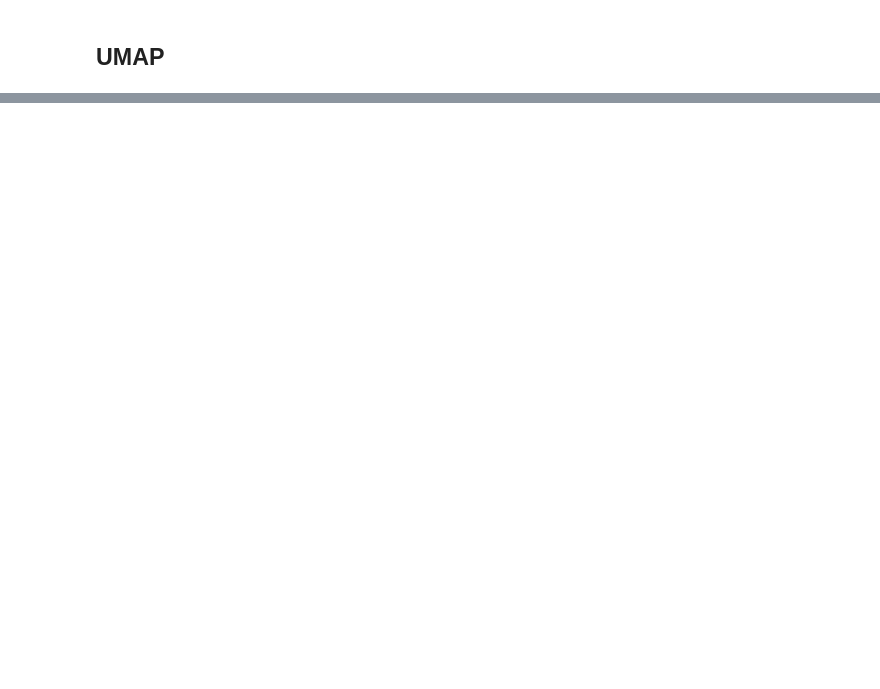
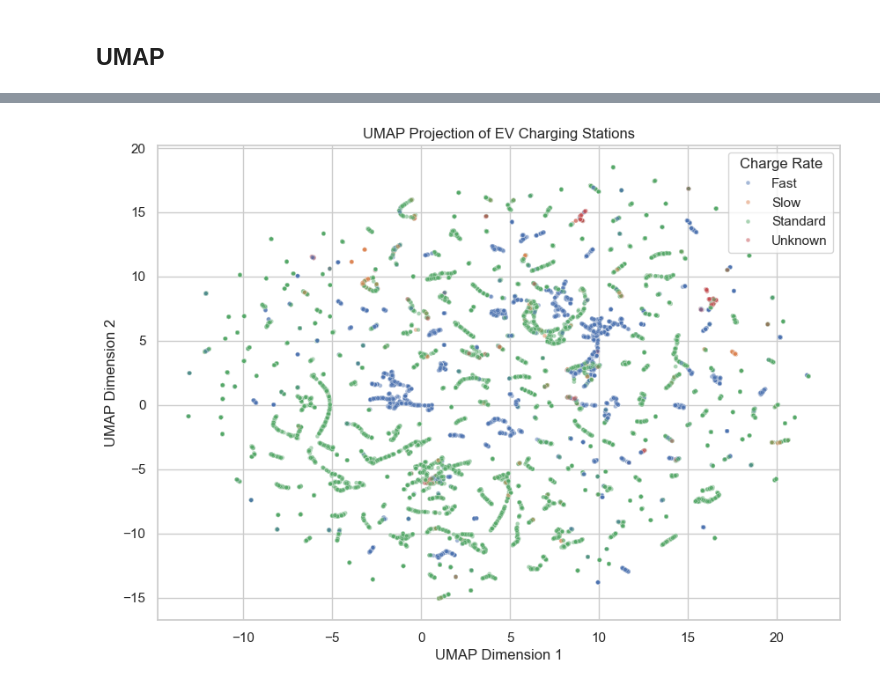
Before and after one commit to SandroJuric/Lab1CS7324, a Jupyter notebook: Lab1.ipynb, the cells around one changed output, grey strips where cells are left out. Cells and saved outputs as stored; diff of their text form; code cells hidden in the pictures; blank space fills up the shorter version.

Commit message:
added plots, and (maybe) fixed the UMAP error
Still have to make some adjustments on the data viz and look over UMAP again

```diff
--- a/Lab1.ipynb
+++ b/Lab1.ipynb
@@ -394,62 +641,74 @@ Name: count, dtype: int64
 import numpy as np
 import pandas as pd
 import umap.umap_ as umap
-from sklearn.preprocessing import StandardScaler, OneHotEncoder
+from sklearn.preprocessing import OneHotEncoder, StandardScaler
 from sklearn.compose import ColumnTransformer
 import matplotlib.pyplot as plt
 import seaborn as sns
+from scipy import sparse
 
 
-#cleaning and preprocessing for UMAP
+#Uniform Manifold Approximation and Projection (UMAP) is implemented here to lower the high dimensional feature space of EV charging stations into 2D for visualization. Before doing UMAP, numeric features were standardized, and categorical variables were reduced in cardinality and transformed using one-hot encoding.
+
+#Remove accidental whitespace in column names
 dfSelect.columns = dfSelect.columns.str.strip()
+
+# Make sure string-based columns are actually treated like strings
 for c in ["Country", "City", "Charge Rate"]:
     if c in dfSelect.columns:
         dfSelect[c] = dfSelect[c].astype("string").str.strip()
 
 drop_cols = [c for c in ["Station ID", "ID"] if c in dfSelect.columns]
 
-# Keep top-K most frequent categoriesthen map the rest to "Other"
-# reduces memory usage
+
+# lower category size
+# only the K most frequent categories everything else is Other
 def reduce_cardinality(series: pd.Series, top_k: int = 30, other_label: str = "Other") -> pd.Series:
     s = series.astype("string").fillna(other_label).str.strip()
     top = s.value_counts().head(top_k).index
     return s.where(s.isin(top), other_label)
 
-# Choose categories to reduce
 TOP_K_COUNTRY = 30
 TOP_K_CITY = 50
 
-if "Country" in dfSelect.columns:
-    dfSelect["Country_reduced"] = reduce_cardinality(dfSelect["Country"], top_k=TOP_K_COUNTRY)
-else:
-    dfSelect["Country_reduced"] = "Other"
+dfSelect["Country_reduced"] = reduce_cardinality(dfSelect["Country"], top_k=TOP_K_COUNTRY) if "Country" in dfSelect.columns else "Other"
+dfSelect["City_reduced"] = reduce_cardinality(dfSelect["City"], top_k=TOP_K_CITY) if "City" in dfSelect.columns else "Other"
 
-if "City" in dfSelect.columns:
-    dfSelect["City_reduced"] = reduce_cardinality(dfSelect["City"], top_k=TOP_K_CITY)
-else:
-    dfSelect["City_reduced"] = "Other"
 
-if "Charge Rate" in dfSelect.columns:
-    dfSelect["Charge Rate"] = dfSelect["Charge Rate"].astype("category")
+label_col = "Charge Rate" if "Charge Rate" in dfSelect.columns else None
+if label_col is not None:
+    dfSelect[label_col] = dfSelect[label_col].astype("category")
 
-if "Is Fast Charge" not in dfSelect.columns and "Charge Rate" in dfSelect.columns:
-    dfSelect["Is Fast Charge"] = (dfSelect["Charge Rate"].astype("string").str.upper() == "FAST").astype(int)
+
+# Build X for UMAP
 
 X = dfSelect.drop(columns=drop_cols, errors="ignore").copy()
 
-categorical_cols = [c for c in ["Country_reduced", "City_reduced", "Charge Rate"] if c in X.columns]
+#have remove this to avoid data leakage
+if label_col is not None and label_col in X.columns:
+    X = X.drop(columns=[label_col], errors="ignore")
 
-numeric_cols = X.select_dtypes(include=["number", "bool"]).columns.tolist()
-
+# Remove very high-cardinality text columns
 high_card_text = [c for c in ["ConnectionTypes", "Address", "Station Name", "Name", "Operator", "Description"] if c in X.columns]
 X = X.drop(columns=high_card_text, errors="ignore")
 
-categorical_cols = [c for c in categorical_cols if c in X.columns]
+categorical_cols = [c for c in ["Country_reduced", "City_reduced"] if c in X.columns]
 numeric_cols = X.select_dtypes(include=["number", "bool"]).columns.tolist()
 
-print("Numeric columns used:", numeric_cols)
-print("Categorical columns used:", categorical_cols)
-print("Rows:", len(X))
+print("Feature matrix shape before transform:", X.shape)
+print("Numeric columns:", numeric_cols)
+print("Categorical columns:", categorical_cols)
+
+
+#sample data for visualization-
+
+N_SAMPLE = min(20000, len(X))
+sample_idx = X.sample(n=N_SAMPLE, random_state=42).index
+
+X_s = X.loc[sample_idx].copy()
+labels_s = dfSelect.loc[sample_idx, label_col].copy() if label_col is not None else None
+
+
 
 preprocessor = ColumnTransformer(
     transformers=[
@@ -459,11 +718,19 @@ preprocessor = ColumnTransformer(
     remainder="drop"
 )
 
-X_processed = preprocessor.fit_transform(X)
-print("Processed shape:", X_processed.shape)
+X_processed = preprocessor.fit_transform(X_s)
 
-# UMAP embedding
+if not sparse.issparse(X_processed):
+    X_processed = sparse.csr_matrix(X_processed)
+else:
+    X_processed = X_processed.tocsr()
+
+X_processed = X_processed.astype(np.float32)
+
+print("Processed matrix shape:", X_processed.shape)
+
 umap_model = umap.UMAP(
+
     n_neighbors=15,
     min_dist=0.1,
     n_components=2,
@@ -473,20 +740,25 @@ umap_model = umap.UMAP(
 
 X_umap = umap_model.fit_transform(X_processed)
 
-df_umap = dfSelect.copy()
-df_umap["UMAP_1"] = X_umap[:, 0]
-df_umap["UMAP_2"] = X_umap[:, 1]
+df_umap = pd.DataFrame({
+    "UMAP_1": X_umap[:, 0],
+    "UMAP_2": X_umap[:, 1],
+})
+
+if labels_s is not None:
+    df_umap["Charge Rate"] = labels_s.values
 
 plt.figure(figsize=(10, 7))
 sns.scatterplot(
     data=df_umap,
     x="UMAP_1",
     y="UMAP_2",
-    hue="Charge Rate" if "Charge Rate" in df_umap.columns else None,
+    hue="Charge Rate" if labels_s is not None else None,
     alpha=0.5,
     s=12
 )
-plt.title("UMAP Projection of EV Charging Stations (Reduced Cardinality Categoricals)")
+
+plt.title("UMAP Projection of EV Charging Stations")
 plt.xlabel("UMAP Dimension 1")
 plt.ylabel("UMAP Dimension 2")
 plt.legend(title="Charge Rate", loc="best")
@@ -495,0 +771 @@ KeyboardInterrupt:
+[figure, added]
```
Also changed, not shown: parts of 3 cells of this notebook.
